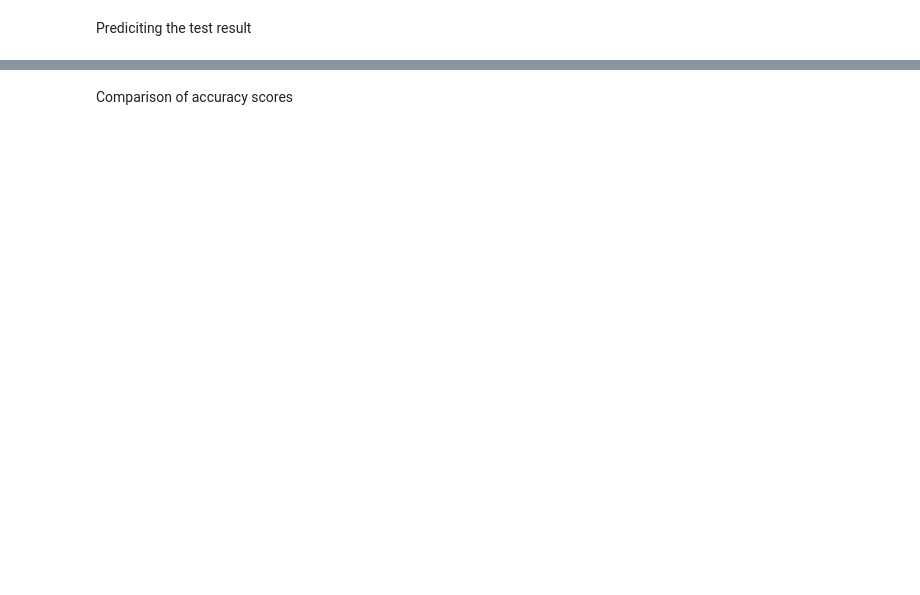
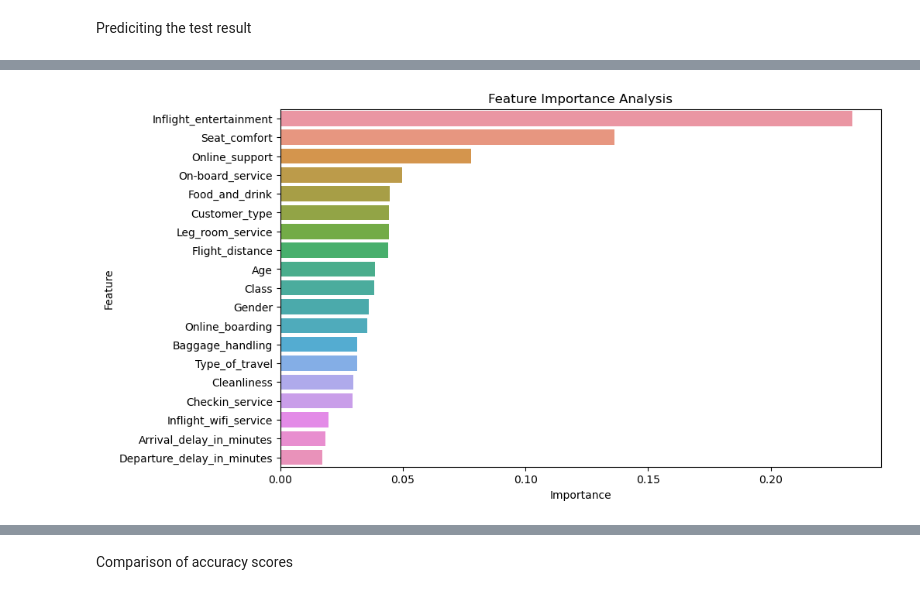
Before and after one commit to Rejoy-01/Machine-Learning-Project, a Jupyter notebook: Flight.ipynb, the cells around one changed output, grey strips where cells are left out. Cells and saved outputs as stored; diff of their text form; code cells hidden in the pictures; blank space fills up the shorter version.

```diff
--- a/Flight.ipynb
+++ b/Flight.ipynb
@@ -182,6 +228,17 @@ df_cat
 # %%
 x_join= df_cat.join(df_num, how='inner')
 x = x_join.values
+# %%
+df_new = df.drop(['Gender','Customer_type','Type_of_travel','Class'],axis = 1)
+df_new = df_cat.join(df_new, how='inner')
+# %%
+# Map categorical values to numeric scores
+satisfaction_mapping = {
+    'satisfied': 1,
+    'neutral': 0,
+    'dissatisfied': -1
+}
+df_new['Satisfaction'] = df_new['Satisfaction'].map(satisfaction_mapping)
 # %% [markdown]
 Spliting the data into training set and test set
 # %%
@@ -340,3 +390,27 @@ dissatisfied       0.94      0.95      0.95     17583
     accuracy                           0.95     38964
    macro avg       0.95      0.95      0.95     38964
 weighted avg       0.95      0.95      0.95     38964
+# %%
+target = 'Satisfaction'  # Replace with the actual target column
+X = df_new.drop(columns=[target])
+y = df_new[target]
+
+# Split data
+X_train, X_test, y_train, y_test = train_test_split(X, y, test_size=0.3, random_state=42)
+# %%
+# Train Random Forest
+rf_model = RandomForestClassifier(random_state=42)
+rf_model.fit(X_train, y_train)
+
+# Feature Importance
+feature_importances = rf_model.feature_importances_
+importance_df = pd.DataFrame({'Feature': X.columns, 'Importance': feature_importances})
+importance_df = importance_df.sort_values(by='Importance', ascending=False)
+
+# Plot feature importance
+plt.figure(figsize=(10, 6))
+sns.barplot(x='Importance', y='Feature', data=importance_df)
+plt.title('Feature Importance Analysis')
+plt.show()
+# %% [output]
+[figure, added]
```
Also changed, not shown: parts of 27 cells of this notebook.
